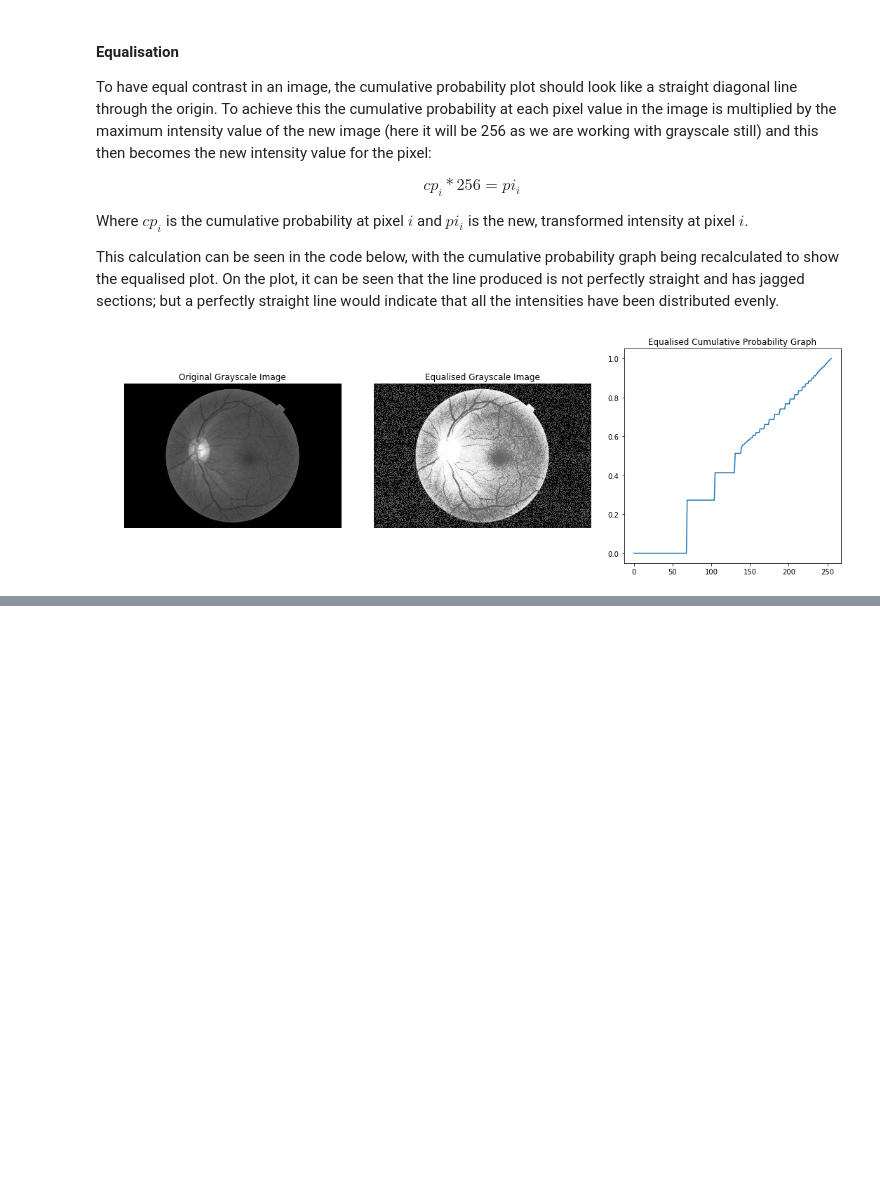
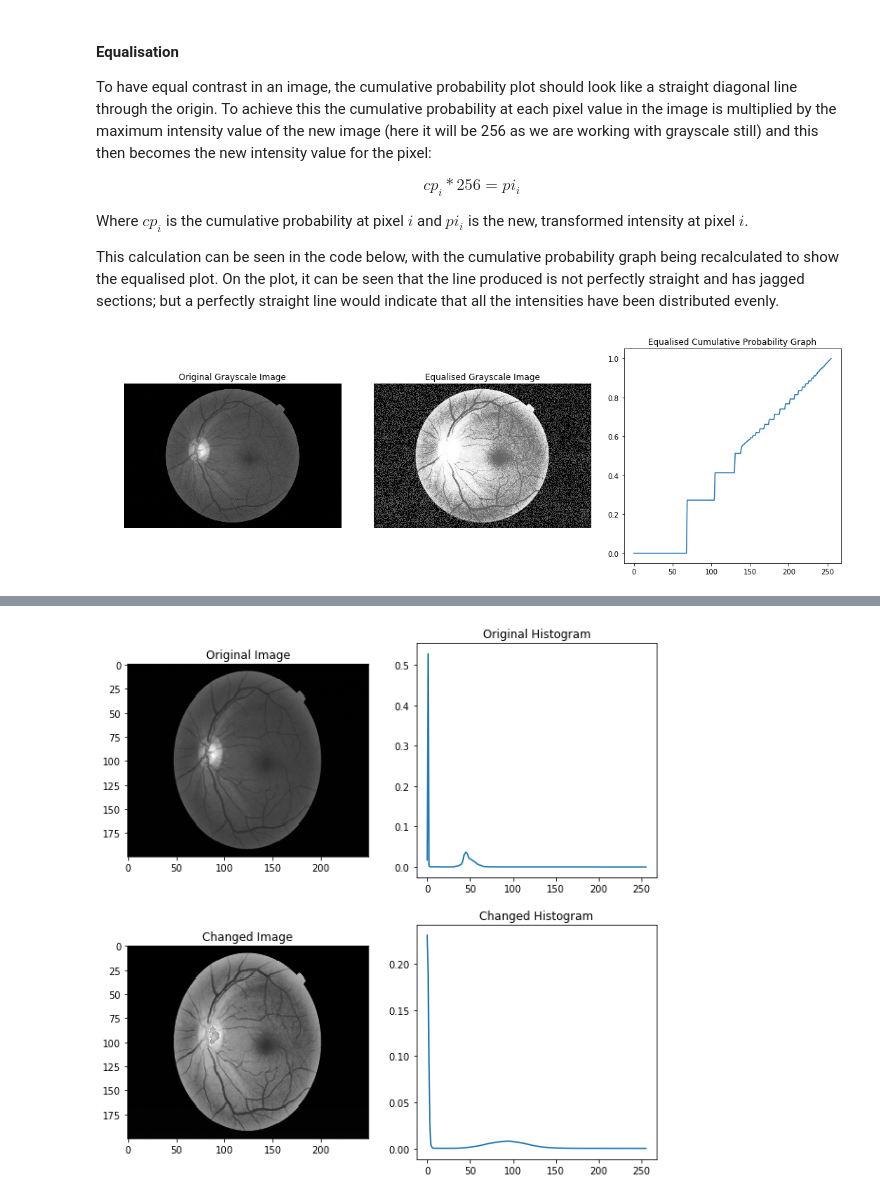
Before and after one commit to matheusgomes28/darwin, a Jupyter notebook: Image Processing/Histogram Manipulation.ipynb, the cells around one changed output, grey strips where cells are left out. Cells and saved outputs as stored; diff of their text form; code cells hidden in the pictures; blank space fills up the shorter version.

```diff
--- a/Image Processing/Histogram Manipulation.ipynb
+++ b/Image Processing/Histogram Manipulation.ipynb
@@ -174,0 +220,90 @@ ax2.plot(n_cf)
+# %%
+## Open the image in gray scale (RGB)
+image = ut.read_image("eye_black.tif", "RGB2GRAY")
+image = cv2.resize(image, (250, 200), interpolation=cv2.INTER_AREA)
+original_hist = get_histogram(image)
+
+# Get the number numper of rows and columns in the image
+# for calculating how many pixels there are later on..
+rows, cols = image.shape
+
+# The next array contains a list of 2D matrices (256),
+# containing False and True values representing whether
+# or not the current pixel has the corresponding intensity
+I_array = [image==i for i in range(256)]
+
+# In the next few lines the actual final form of I is
+# obtained using np.where. Note that each row in I
+# corresponds to an index in the image array.
+I = [np.where(locs) for locs in I_array]
+I = np.hstack(I).T # Get the primitive locations
+                 # Note I.shape = (rows*cols, 2)
+
+
+def transformation(image, I, model):
+    """
+    This function will transform the histogram of
+    the image given so that it matches the model
+    histogram passed.
+
+    Arguments:
+        image - Numpy array representing the image data.
+        I - List of numpy arrays of intensity locations
+            in primitive form, e.g I = [(i,j)]
+        model - Numpy array representing the desired histogram.
+    Returns:
+        Numpy array with the new transformed images.
+    """
+
+    # Copy the image so we don't actuallly alter the original
+    copy = image.copy()
+
+    # For loop doing the transformation
+    counter = 0 # Keep track of current index in I
+    for i in range(256):
+        N = int(model[i])
+
+        # Assign N first pixels to corresponding
+        # intensity
+        if N > 0: # Check whether assignments are actually made here
+            copy[np.split(I[counter:counter+N], 2, axis=1)] = i
+
+        # Update counter so we start from correct place in I
+        counter += N
+
+    # Returned the modified image
+    return copy
+
+# Obtain the mean histogram acquired from a dataset scan
+new_model = np.loadtxt("histogram_model.txt")
+# Normalise the histogram so it matches the number of pixels
+new_model = (new_model*cols*rows)/np.sum(new_model)
+
+# Transform the image using the function above
+new_image = transformation(image, I, new_model)
+new_hist = get_histogram(new_image) # Get the new hist
+
+
+# Showing the image
+figure = plt.figure(figsize=(10,10))
+
+ax1 = plt.subplot(2,2,1)
+ax1.set_title("Original Image")
+ax1.imshow(image, cmap="gray")
+
+ax2 = plt.subplot(2,2,3)
+ax2.set_title("Changed Image")
+ax2.imshow(new_image, cmap="gray")
+
+ax3 = plt.subplot(2,2,2)
+ax3.set_title("Original Histogram")
+ax3.plot(original_hist)
+
+ax4 = plt.subplot(2,2,4)
+ax4.set_title("Changed Histogram")
+ax4.plot(new_hist)
+
+fig.tight_layout()
+plt.show()
+# %% [output]
+[figure, added]
```
Also changed, not shown: parts of 6 cells of this notebook, 7 other files.
